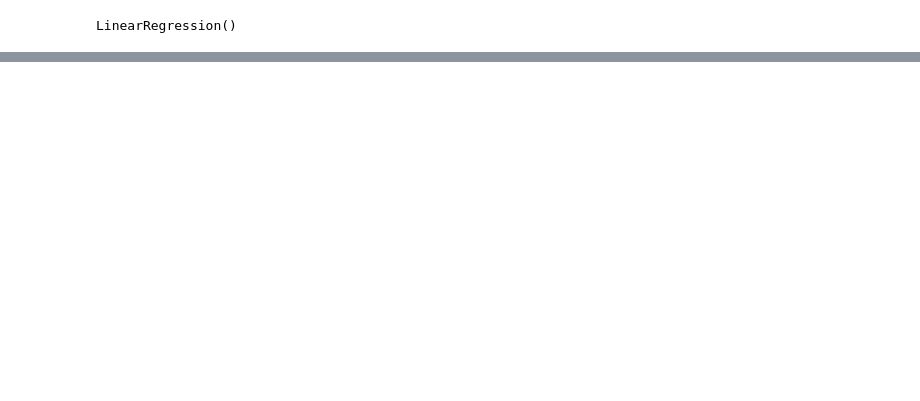
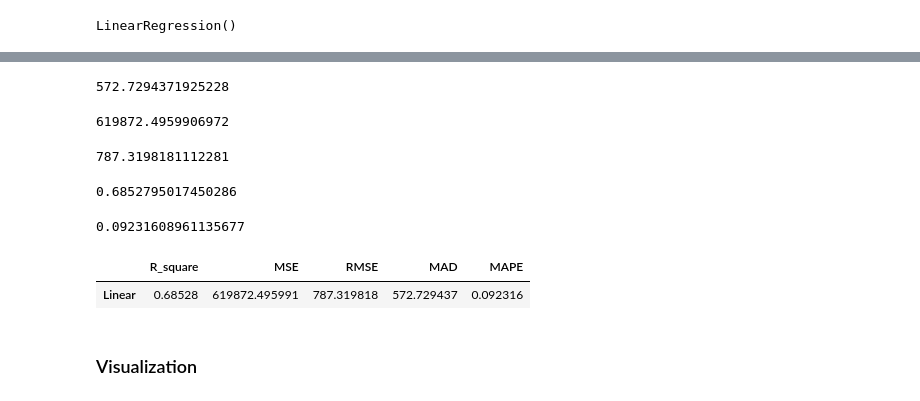
Before and after one commit to pant411/Assignment2_Stat_pp, a Jupyter notebook: part-regression/regression_analysis.ipynb, the cells around one changed output, grey strips where cells are left out. Saved outputs shown, nothing was run; the diff lists cells and outputs as text; code cells hidden in the pictures; blank space fills up the shorter version.

```diff
--- a/part-regression/regression_analysis.ipynb
+++ b/part-regression/regression_analysis.ipynb
@@ -1273,0 +1129,45 @@ mape_li4
+# %%
+mad_li4 = metrics.mean_absolute_error(y_train_data_linear4,predictions_linear4) #MAD or MAE
+# MAD or MAE
+#mad_li4 = metrics.mean_absolute_error(df_part4_real[['กระทรวงพาณิชย์']], predictions_linear4)
+mad_li4
+# %% [output]
+572.7294371925228
+# %%
+mse_li4 = metrics.mean_squared_error(y_train_data_linear4,predictions_linear4) #MSE
+# MSE
+#mse_li4 = metrics.mean_squared_error(df_part4_real[['กระทรวงพาณิชย์']], predictions_linear4)
+mse_li4
+# %% [output]
+619872.4959906972
+# %%
+rmse_li4 = metrics.mean_squared_error(y_train_data_linear4,predictions_linear4,squared=False) #RMSE
+# RMSE
+#rmse_li4 = metrics.mean_squared_error(df_part4_real[['กระทรวงพาณิชย์']], predictions_linear4, squared=False)
+rmse_li4
+# %% [output]
+787.3198181112281
+# %%
+r_li4 = metrics.r2_score(y_train_data_linear4,predictions_linear4) #R**2
+# R**2
+#r_li4 = metrics.r2_score(df_part4_real[['กระทรวงพาณิชย์']], predictions_linear4)
+r_li4
+# %% [output]
+0.6852795017450286
+# %%
+mape_li4 = metrics.mean_absolute_percentage_error(y_train_data_linear4,predictions_linear4) #MAPE
+#mape_li4 = metrics.mean_absolute_percentage_error(df_part4_real[['กระทรวงพาณิชย์']], predictions_linear4)  # MAPE
+mape_li4
+# %% [output]
+0.09231608961135677
+# %%
+#dataframe
+df_part3_table44 = pd.DataFrame({'R_square': [r_li4], 'MSE': [
+    mse_li4], 'RMSE': [rmse_li4], 'MAD': [mad_li4],
+    'MAPE': [mape_li4]}, index=['Linear'])
+df_part3_table44
+# %% [output]
+|  | R_square | MSE | RMSE | MAD | MAPE |
+| Linear | 0.68528 | 619872.495991 | 787.319818 | 572.729437 | 0.092316 |
+# %% [markdown]
+### Visualization
```
Also changed, not shown: parts of 58 cells of this notebook, 4 other files.
